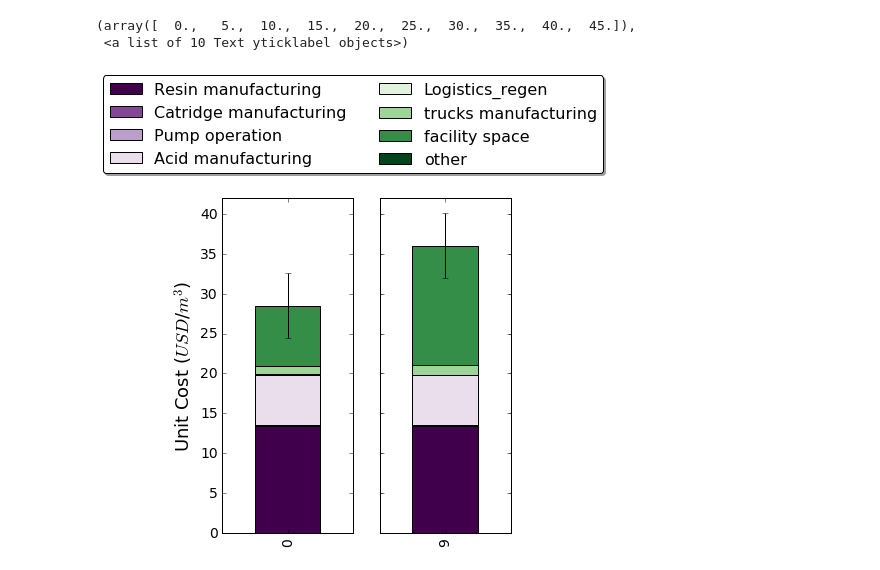
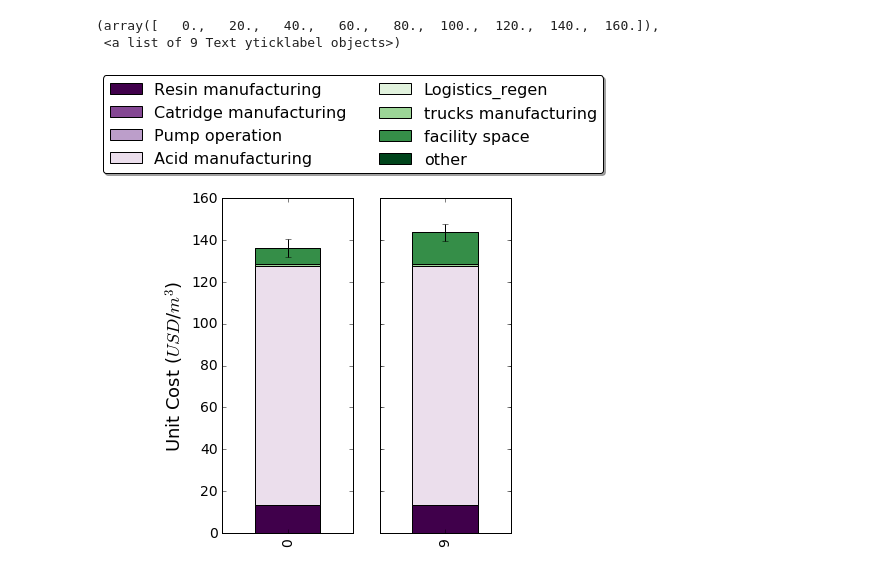
Before and after one commit to okavvada/Urine-Project, a Jupyter notebook: Plot_LCA_model.ipynb, the cells around one changed output. Cells and saved outputs as stored; diff of their text form; code cells hidden in the pictures.

```diff
--- a/Plot_LCA_model.ipynb
+++ b/Plot_LCA_model.ipynb
@@ -21,7 +21,7 @@ COST_optimal = pd.read_csv('results/COST_m3_optimal.csv')
 COST_grid = pd.read_csv('results/COST_m3_grid.csv')
 COST_random = pd.read_csv('results/COST_m3_random.csv')
 # %%
-scenario = 'random'
+scenario = 'optimal'
 if scenario == 'optimal':
     Result_Energy_m3 = Energy_optimal
     Result_GHG_m3 = GHG_optimal
@@ -151,21 +151,21 @@ plt.yticks(fontsize=14)
 # %%
 fig = plt.figure(figsize=(8, 6))
 ax = fig.add_subplot(1,3, 1)
 a=Result_COST_m3_plot_low.plot(kind='bar', stacked = True, ax=ax, legend=False,colormap='PRGn',yerr=cost_errors_1)
 plt.xticks(fontsize=14)
 plt.yticks(fontsize=14)
-plt.ylim(0, 42)
+#plt.ylim(0, 42)
 plt.ylabel('Unit Cost ($USD$/$m^3$)',fontsize=18)
 a.legend(loc='lower center', bbox_to_anchor=(1, 1.05),ncol=2, fancybox=True, shadow=True,fontsize=16)
 ax = fig.add_subplot(1,3, 2)
 c=Result_COST_m3_plot_high.plot(kind='bar', sharey=True, stacked = True,ax=ax, legend=False,colormap='PRGn',yerr=cost_errors_2)
-plt.ylim(0, 42)
+#plt.ylim(0, 42)
 plt.xticks(fontsize=14)
 plt.yticks(fontsize=14)
 # %% [output]
-(array([  0.,   5.,  10.,  15.,  20.,  25.,  30.,  35.,  40.,  45.]),
- <a list of 10 Text yticklabel objects>)
+(array([   0.,   20.,   40.,   60.,   80.,  100.,  120.,  140.,  160.]),
+ <a list of 9 Text yticklabel objects>)
-[figure, old version]
+[figure, new version]
 # %%
 Energy_optimal_log= Energy_optimal
 Energy_optimal_log['logx'] = np.log(Energy_optimal_log['n_facilities'])
```
Also changed, not shown: parts of 9 cells of this notebook, 5 other files.
